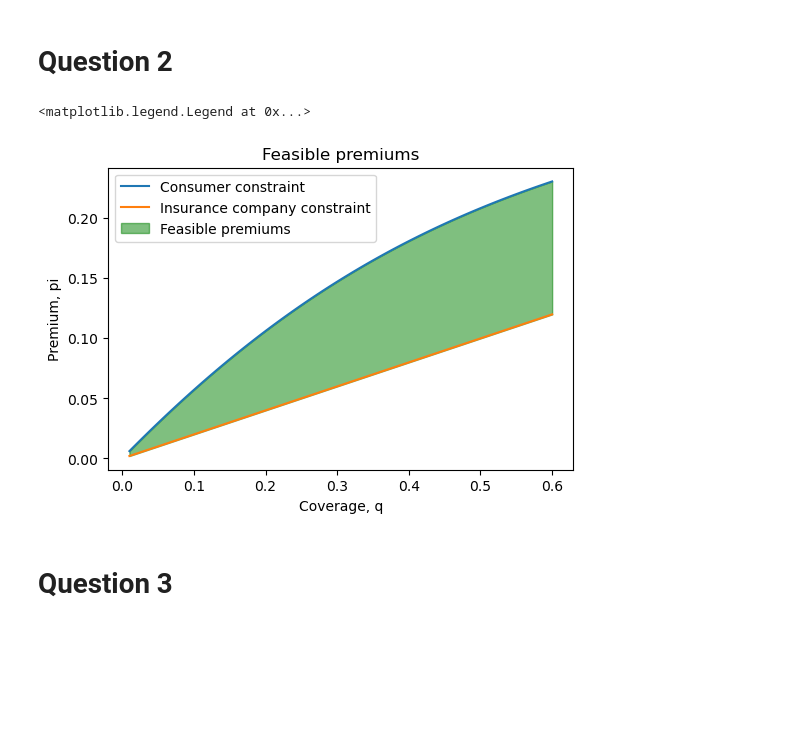
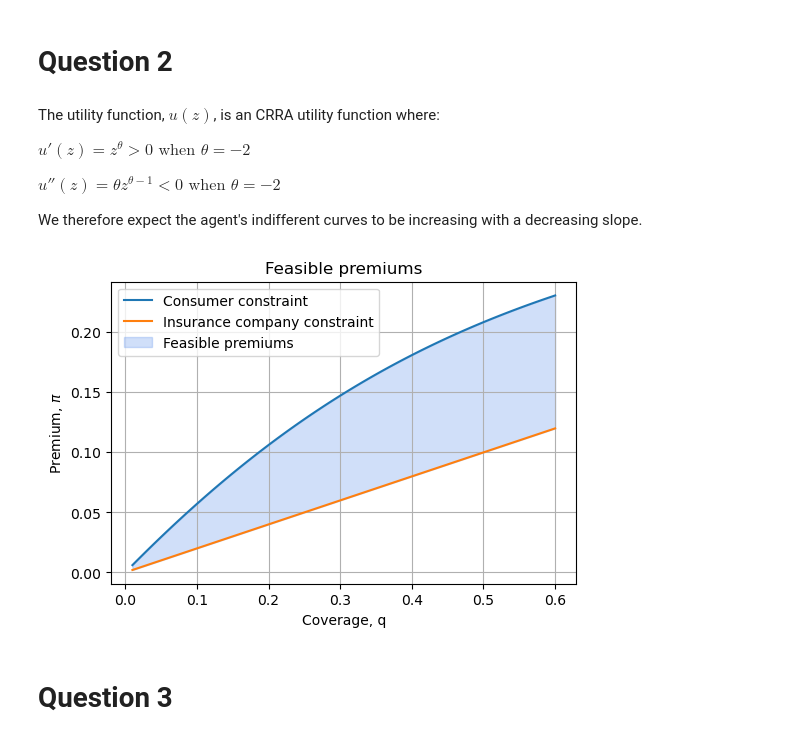
Before and after one commit to Czborberg/projects-2022-christopher-mie-og-emma, a Jupyter notebook: inauguralproject/inauguralproject.ipynb, the cells around one changed output. Cells and saved outputs as stored; diff of their text form; code cells hidden in the pictures; blank space fills up the shorter version.

Commit message:
Figurer

```diff
--- a/inauguralproject/inauguralproject.ipynb
+++ b/inauguralproject/inauguralproject.ipynb
@@ -49,34 +49,42 @@ Text(0, 0.5, 'Optimal coverage, q*')
 The solution suggests that the optimal coverage (q*) approximately equals the monetary loss (x)
 # %% [markdown]
 # Question 2
+# %% [markdown]
+The utility function, $u(z)$, is an CRRA utility function where:
+
+$u'(z)=z^\theta > 0 \text{ when } \theta=-2$
+
+$u''(z)=\theta z^{\theta-1} < 0 \text{ when } \theta=-2$
+
+We therefore expect the agent's indifferent curves to be increasing with a decreasing slope.
 # %%
 # Constructing a grid of q
 q_vec = np.linspace(0.01, 0.6, N)
 
 # Solving the agent's optimality problem using scipy's optimize.root tool
 pi_opti = []
 pi_guess = [0]
 
 for q in q_vec:
     obj_function_pi = lambda pi: -ip.indifferent(q, pi[0])
     res = optimize.root(obj_function_pi, pi_guess, method='broyden1')
     pi_opti.append(res.x[0])
 
 # Plotting the feasible premiums
 fig = plt.figure(dpi = 100)
 ax = fig.add_subplot(1, 1, 1)
 ax.plot(q_vec, pi_opti)
 ax.plot(q_vec, q_vec*0.2)
 plt.title("Feasible premiums")
 plt.xlabel('Coverage, q')
-plt.ylabel('Premium, pi')
+plt.ylabel('Premium, $\pi$')
 plt.fill_between(q_vec, pi_opti, q_vec*0.2,
-                 color='green', alpha=0.5,
+                 color='cornflowerblue', alpha=0.3,
                  label='Feasible premiums')
 plt.legend(['Consumer constraint', 'Insurance company constraint', 'Feasible premiums'])
+plt.grid()
 # %% [output]
-<matplotlib.legend.Legend at 0x...>
-[figure, old version]
+[figure, new version]
 # %% [markdown]
 # Question 3
 # %%
```
Also changed, not shown: parts of 1 cell of this notebook.
